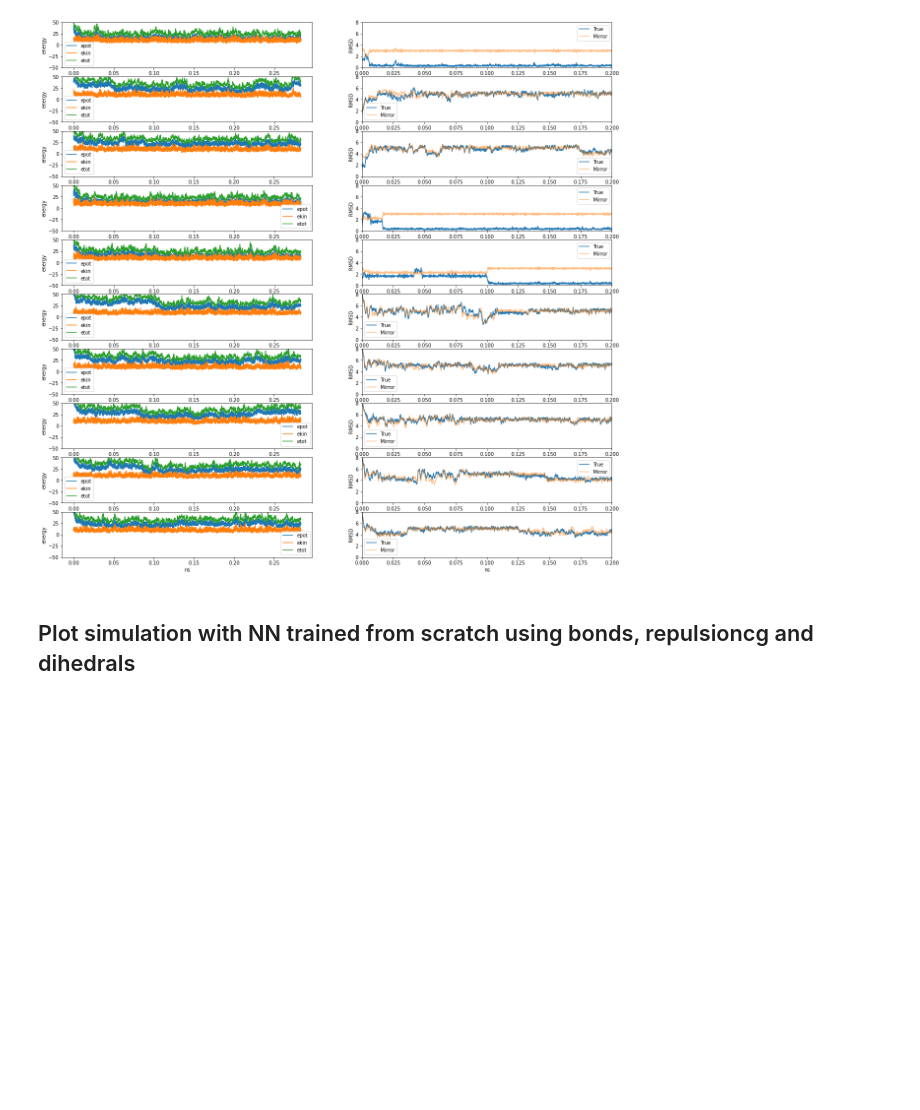
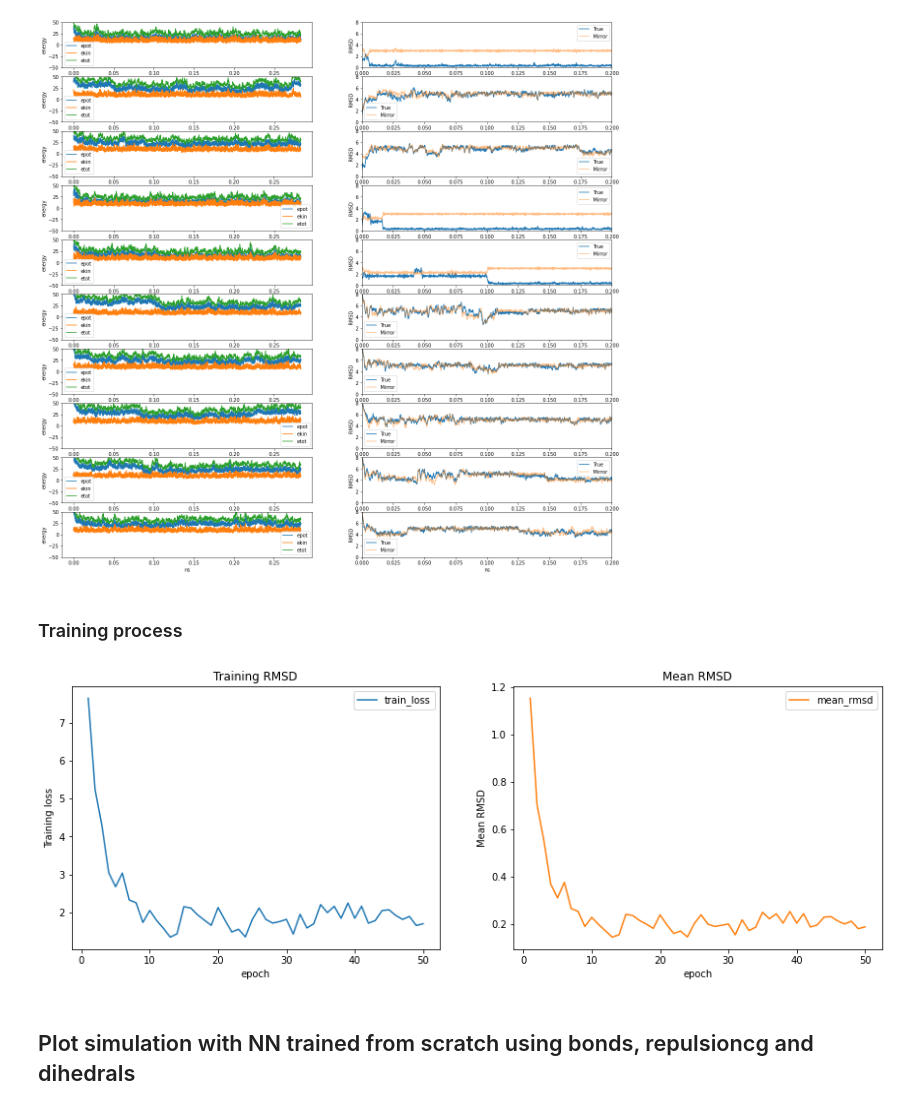
Before and after one commit to compsciencelab/torchmd-exp, a Jupyter notebook: torchmdexp/nn/ntbs/analyze_trajs.ipynb, the cells around one changed output. Cells and saved outputs as stored; diff of their text form; code cells hidden in the pictures; blank space fills up the shorter version.

Commit message:
Added training plots

```diff
--- a/torchmdexp/nn/ntbs/analyze_trajs.ipynb
+++ b/torchmdexp/nn/ntbs/analyze_trajs.ipynb
@@ -12,6 +12,13 @@ import matplotlib.pyplot as plt
 import os
 import numpy as np
 import pandas as pd
+# %%
+def plot_training(monitor):
+    df = pd.read_csv(monitor)
+    my_plot = df.plot(x='epoch', y=['train_loss', 'mean_rmsd'], title = ['Training RMSD', 'Mean RMSD'],
+        subplots = True, sharex = True, layout = (1, 2), figsize = (15, 5))
+    my_plot[0][0].set_ylabel('Training loss')
+    my_plot[0][1].set_ylabel('Mean RMSD')
 # %%
 def plot_trajs(out_dir, ts, n_traj, mol_dir, mol_ref_dir = '../data/chignolin_cln025.pdb',
               ylim = 8, xlim = 1):
@@ -115,6 +122,13 @@ mol_dir = '../data/chignolin_cln025.psf'
 plot_trajs(out_dir, ts, n_traj, mol_dir, xlim = 0.2)
 # %% [output]
 [figure]
+# %% [markdown]
+### Training process
+# %%
+monitor_retrained = '../trainings/cln_prelambda_02_09/monitor.csv'
+plot_training(monitor_retrained)
+# %% [output]
+[figure, added]
 # %% [markdown]
 ## Plot simulation with NN trained from scratch using bonds, repulsioncg and dihedrals
 # %% [markdown]
```
Also changed, not shown: parts of 2 cells of this notebook, 1 other file.
